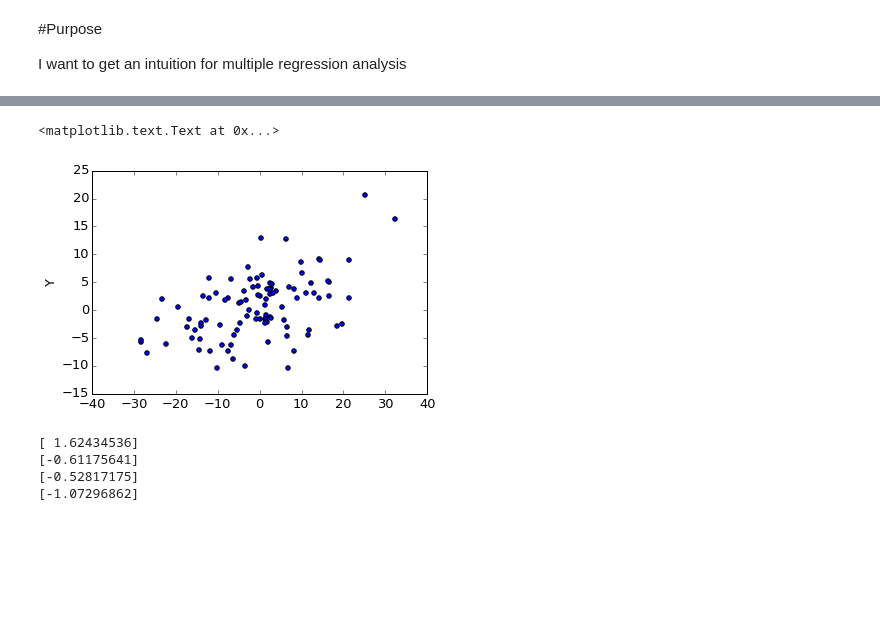
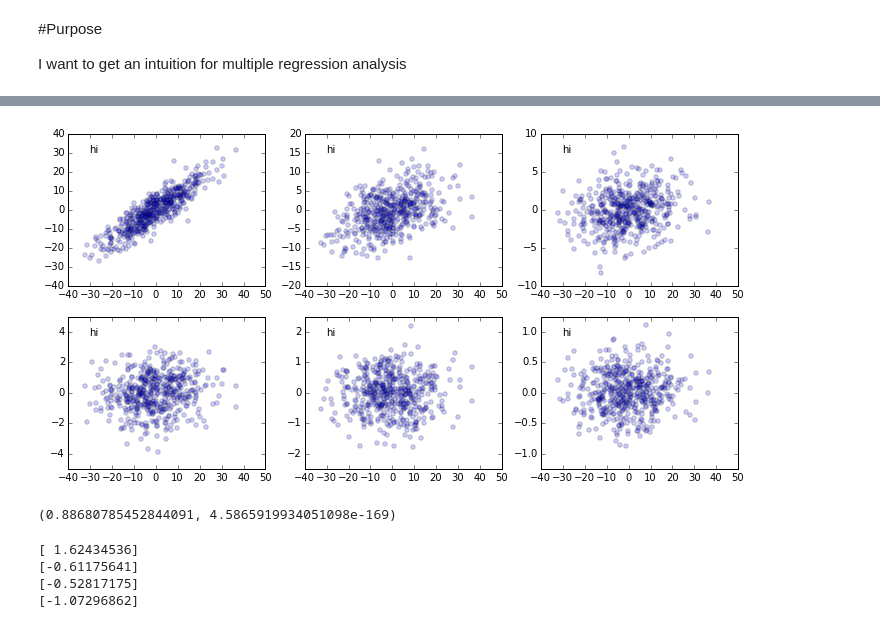
Before and after one commit to frickp/dataSandbox, a Jupyter notebook: multipleRegression.ipynb, the cells around one changed output, grey strips where cells are left out. Saved outputs shown, nothing was run; the diff lists cells and outputs as text; code cells hidden in the pictures; blank space fills up the shorter version.

```diff
--- a/multipleRegression.ipynb
+++ b/multipleRegression.ipynb
@@ -44,17 +48,42 @@ df.head()
+# %%
+xList = ['x'+str(i+1) for i in range(6)]
+fig = plt.figure(figsize=(12,6), dpi=1600)
+
+xPanel = 0; yPanel = 0; ncol = 2; nrow = 3; legIdx=0
+for i in xList:
+    plt.subplot2grid((ncol,nrow),(yPanel,xPanel))
+    plt.scatter(df['Y'],df[i],alpha=0.2)
+    plt.ylim(-4*p[legIdx],4*p[legIdx])
+    plt.text(y=3*p[legIdx],x=-30,s='hi')
+    xPanel=xPanel+1; legIdx=legIdx+1
+    if xPanel>(nrow-1):
+        xPanel=0
+        yPanel=yPanel+1
+# %% [output]
+[figure, added]
 # %%
-pl.rcParams.update({'font.size':13})
-pl.scatter(df['Y'],df['x2'])
+xList = ['x'+str([i+1]) for i in range(6)]
+
+#fig = plt.figure(figsize=(12,6), dpi=1600)
+#ax1 = plt.subplot2grid((2,3),(0,0))
+#plt.ylim([0,25]); plt.xlim([0,25])
+
+#plt.rcParams.update({'font.size':10})
+#plt.scatter(df['Y'],df['x1'])
+
 #np.corrcoef(df['Y'],df['x1'])
-stats.pearsonr(df['Y'],df['x2'])
-?pl.xlabel('x2')
-pl.ylabel('Y')
+stats.pearsonr(df['Y'],df['x1'])
 
+#plt.ylabel('Y')
+#plt.xlabel('x1')
 
+#ax1 = plt.subplot2grid((2,3),(0,1))
+
+#plt.scatter(df['Y'],df['x2'])
 
 #find out how to display coff stat on top of the data
 # %% [output]
-<matplotlib.text.Text at 0x...>
+(0.88680785452844091, 4.5865919934051098e-169)
-[figure, removed]
 # %%
 #How to make subpanels of figures?
 #I want to overlay histograms using alpha blending
```
Also changed, not shown: parts of 10 cells of this notebook.
